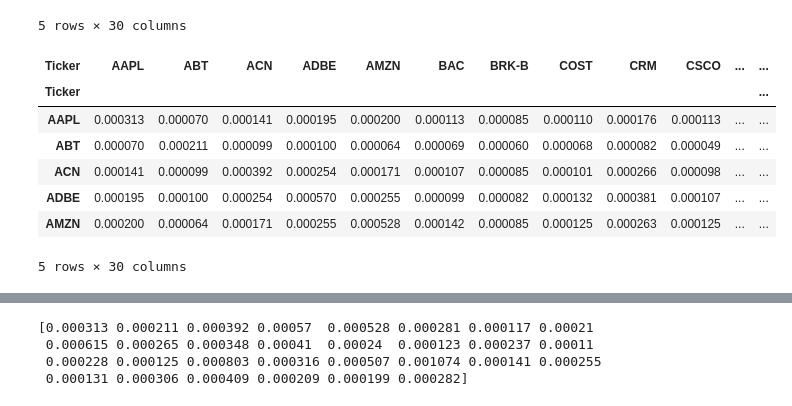
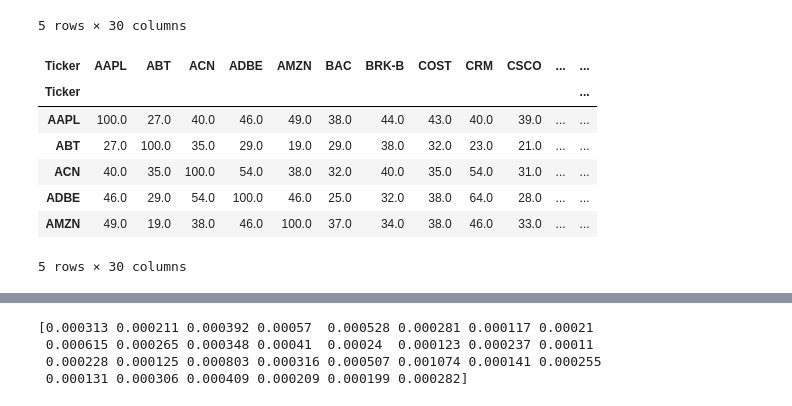
Before and after one commit to dmikan/finance-issues, a Jupyter notebook: modern_portfolio_theory/stock_diversification.ipynb, the cells around one changed output, grey strips where cells are left out. Drawn from its saved outputs; the diff is of its cells as text; code cells hidden in the pictures.

```diff
--- a/modern_portfolio_theory/stock_diversification.ipynb
+++ b/modern_portfolio_theory/stock_diversification.ipynb
@@ -71,14 +71,14 @@ returns.tail(5)
 5 rows × 30 columns
 # %%
 # Matriz de covarianza diaria y métricas base
-cov_matrix = returns.cov()
-cov_matrix.head(5)
+corr_matrix = returns.corr().round(2)*100
+corr_matrix.head(5)
 # %% [output]
 | Ticker | AAPL | ABT | ACN | ADBE | AMZN | BAC | BRK-B | COST | CRM | CSCO | ... | ... |
 | Ticker |  |  |  |  |  |  |  |  |  |  |  | ... |
-| AAPL | 0.000313 | 0.000070 | 0.000141 | 0.000195 | 0.000200 | 0.000113 | 0.000085 | 0.000110 | 0.000176 | 0.000113 | ... | ... |
-| ABT | 0.000070 | 0.000211 | 0.000099 | 0.000100 | 0.000064 | 0.000069 | 0.000060 | 0.000068 | 0.000082 | 0.000049 | ... | ... |
-| ACN | 0.000141 | 0.000099 | 0.000392 | 0.000254 | 0.000171 | 0.000107 | 0.000085 | 0.000101 | 0.000266 | 0.000098 | ... | ... |
-| ADBE | 0.000195 | 0.000100 | 0.000254 | 0.000570 | 0.000255 | 0.000099 | 0.000082 | 0.000132 | 0.000381 | 0.000107 | ... | ... |
-| AMZN | 0.000200 | 0.000064 | 0.000171 | 0.000255 | 0.000528 | 0.000142 | 0.000085 | 0.000125 | 0.000263 | 0.000125 | ... | ... |
+| AAPL | 100.0 | 27.0 | 40.0 | 46.0 | 49.0 | 38.0 | 44.0 | 43.0 | 40.0 | 39.0 | ... | ... |
+| ABT | 27.0 | 100.0 | 35.0 | 29.0 | 19.0 | 29.0 | 38.0 | 32.0 | 23.0 | 21.0 | ... | ... |
+| ACN | 40.0 | 35.0 | 100.0 | 54.0 | 38.0 | 32.0 | 40.0 | 35.0 | 54.0 | 31.0 | ... | ... |
+| ADBE | 46.0 | 29.0 | 54.0 | 100.0 | 46.0 | 25.0 | 32.0 | 38.0 | 64.0 | 28.0 | ... | ... |
+| AMZN | 49.0 | 19.0 | 38.0 | 46.0 | 100.0 | 37.0 | 34.0 | 38.0 | 46.0 | 33.0 | ... | ... |
 5 rows × 30 columns
```
Also changed, not shown: parts of 7 cells of this notebook.
